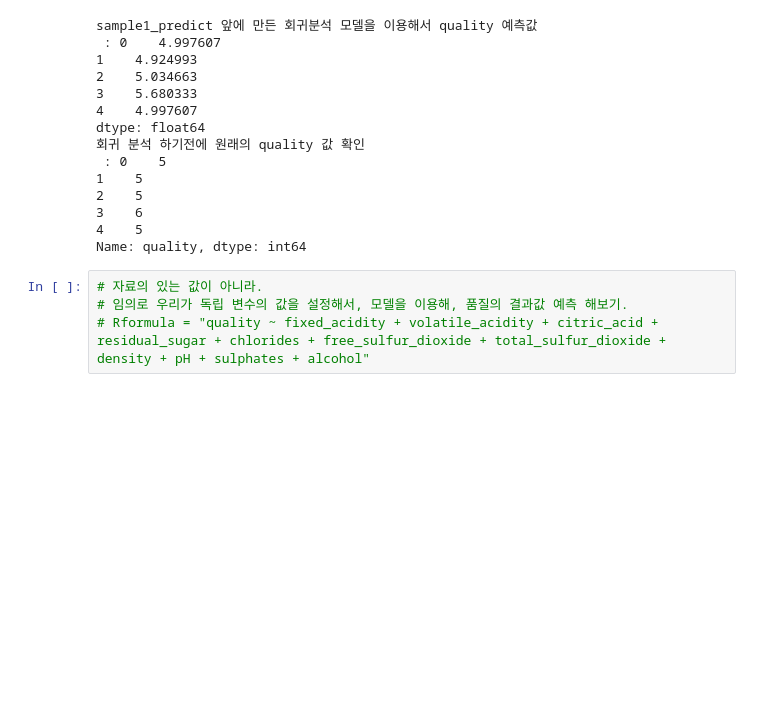
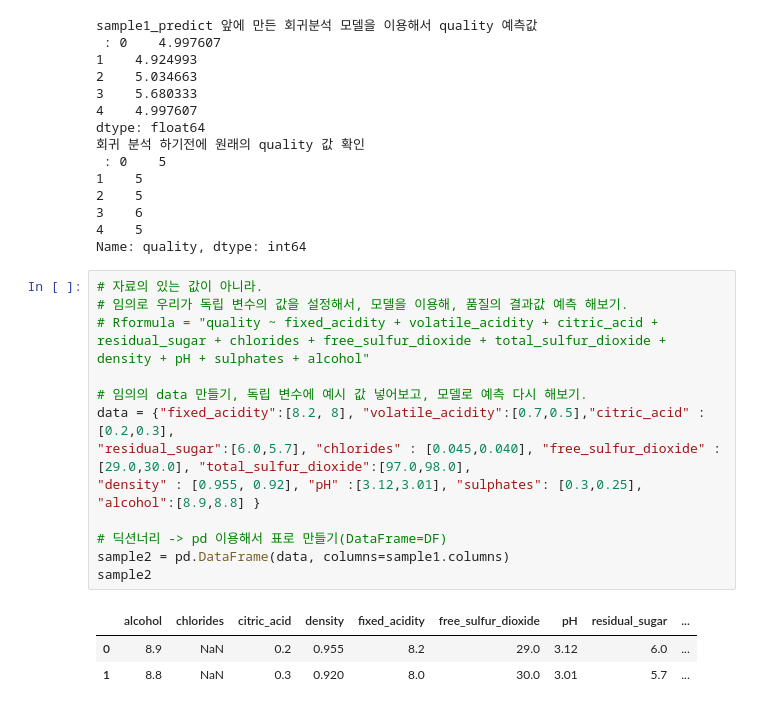
Before and after one commit to mimimioo/BigdataVisualization_analyze, a Jupyter notebook: 1-통계분석/test.ipynb, the cells around one changed output. Saved outputs shown, nothing was run; the diff lists cells and outputs as text; blank space fills up the shorter version.

```diff
--- a/1-통계분석/test.ipynb
+++ b/1-통계분석/test.ipynb
@@ -360,7 +360,20 @@ dtype: float64
 3    6
 4    5
 Name: quality, dtype: int64
-# %%
-# 자료의 있는 값이 아니라.
-# 임의로 우리가 독립 변수의 값을 설정해서, 모델을 이용해, 품질의 결과값 예측 해보기.
-# Rformula = "quality ~ fixed_acidity + volatile_acidity + citric_acid + residual_sugar + chlorides + free_sulfur_dioxide + total_sulfur_dioxide + density + pH + sulphates + alcohol"
+# %%
+# 자료의 있는 값이 아니라.
+# 임의로 우리가 독립 변수의 값을 설정해서, 모델을 이용해, 품질의 결과값 예측 해보기.
+# Rformula = "quality ~ fixed_acidity + volatile_acidity + citric_acid + residual_sugar + chlorides + free_sulfur_dioxide + total_sulfur_dioxide + density + pH + sulphates + alcohol"
+
+# 임의의 data 만들기, 독립 변수에 예시 값 넣어보고, 모델로 예측 다시 해보기.
+data = {"fixed_acidity":[8.2, 8], "volatile_acidity":[0.7,0.5],"citric_acid" : [0.2,0.3],
+"residual_sugar":[6.0,5.7], "chlorides" : [0.045,0.040], "free_sulfur_dioxide" : [29.0,30.0], "total_sulfur_dioxide":[97.0,98.0],
+"density" : [0.955, 0.92], "pH" :[3.12,3.01], "sulphates": [0.3,0.25], "alcohol":[8.9,8.8] }
+
+# 딕션너리 -> pd 이용해서 표로 만들기(DataFrame=DF)
+sample2 = pd.DataFrame(data, columns=sample1.columns)
+sample2
+# %% [output]
+|  | alcohol | chlorides | citric_acid | density | fixed_acidity | free_sulfur_dioxide | pH | residual_sugar | ... |
+| 0 | 8.9 | NaN | 0.2 | 0.955 | 8.2 | 29.0 | 3.12 | 6.0 | ... |
+| 1 | 8.8 | NaN | 0.3 | 0.920 | 8.0 | 30.0 | 3.01 | 5.7 | ... |
```
